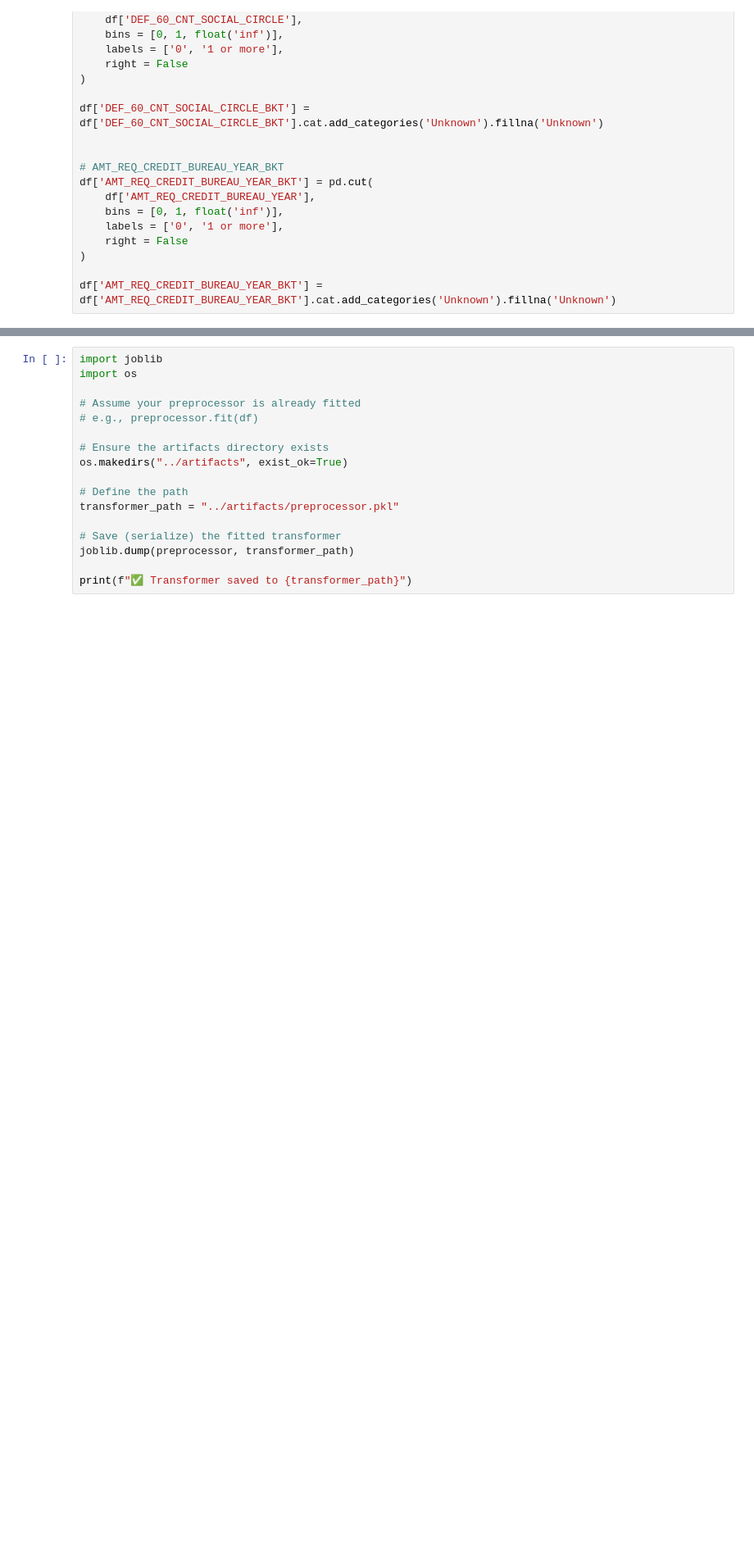
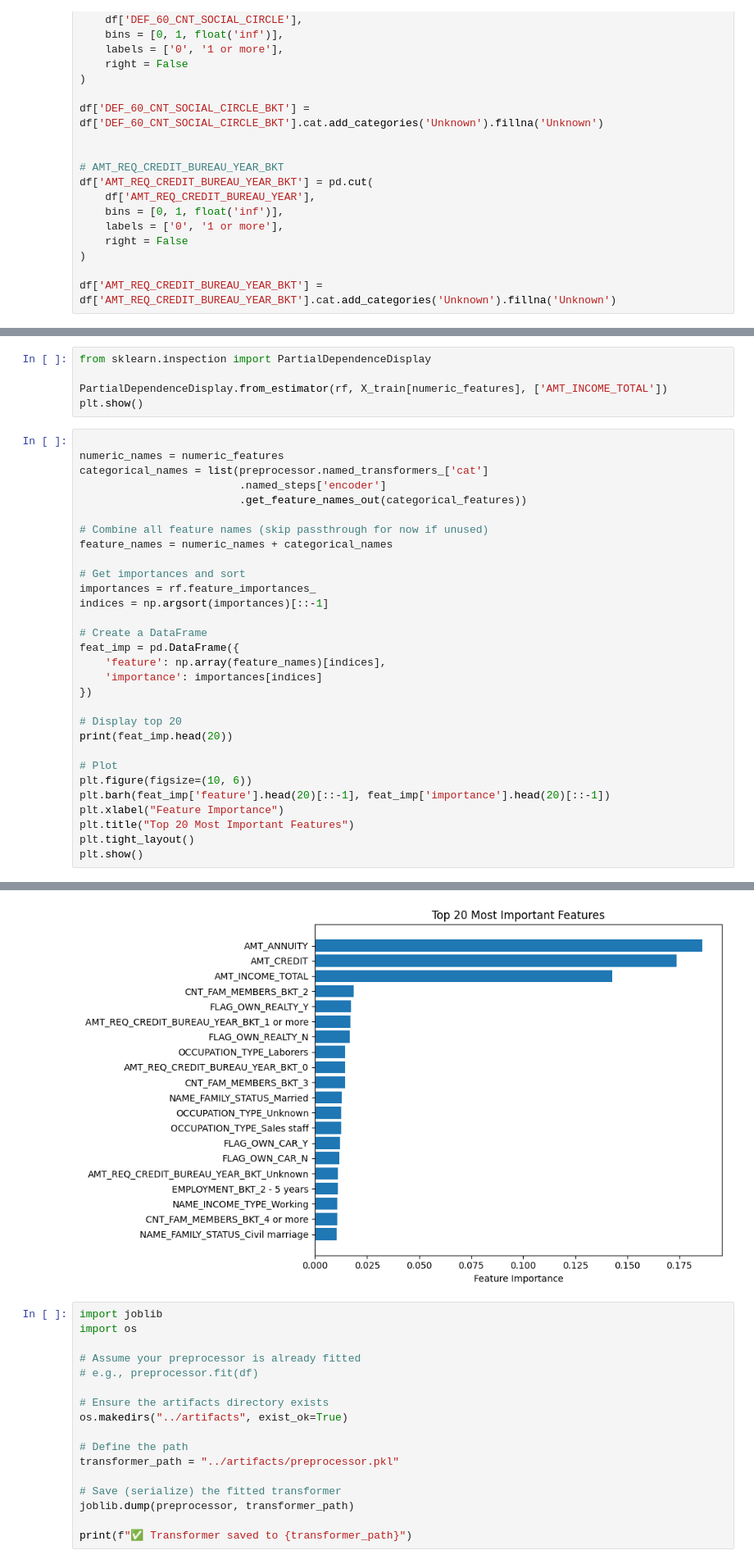
Before and after one commit to caseywhorton/homecredit, a Jupyter notebook: notebooks/preprocessing.ipynb, the cells around one changed output, grey strips where cells are left out. Shown at 82% size. Saved outputs shown, nothing was run; the diff lists cells and outputs as text; blank space fills up the shorter version.

```diff
--- a/notebooks/preprocessing.ipynb
+++ b/notebooks/preprocessing.ipynb
@@ -320,0 +605,36 @@ X_train
+# %%
+from sklearn.inspection import PartialDependenceDisplay
+
+PartialDependenceDisplay.from_estimator(rf, X_train[numeric_features], ['AMT_INCOME_TOTAL'])
+plt.show()
+# %%
+
+numeric_names = numeric_features
+categorical_names = list(preprocessor.named_transformers_['cat']
+                         .named_steps['encoder']
+                         .get_feature_names_out(categorical_features))
+
+# Combine all feature names (skip passthrough for now if unused)
+feature_names = numeric_names + categorical_names
+
+# Get importances and sort
+importances = rf.feature_importances_
+indices = np.argsort(importances)[::-1]
+
+# Create a DataFrame
+feat_imp = pd.DataFrame({
+    'feature': np.array(feature_names)[indices],
+    'importance': importances[indices]
+})
+
+# Display top 20
+print(feat_imp.head(20))
+
+# Plot
+plt.figure(figsize=(10, 6))
+plt.barh(feat_imp['feature'].head(20)[::-1], feat_imp['importance'].head(20)[::-1])
+plt.xlabel("Feature Importance")
+plt.title("Top 20 Most Important Features")
+plt.tight_layout()
+plt.show()
+# %% [output]
@@ -321,3 +658,4 @@ X_train
+[figure, added]
 # %%
 import joblib
 import os
```
Also changed, not shown: parts of 15 cells of this notebook, 1 other file.
